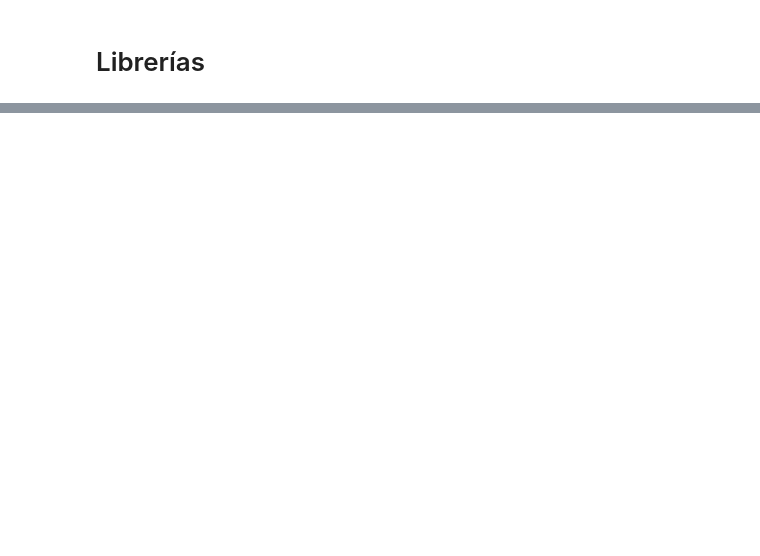
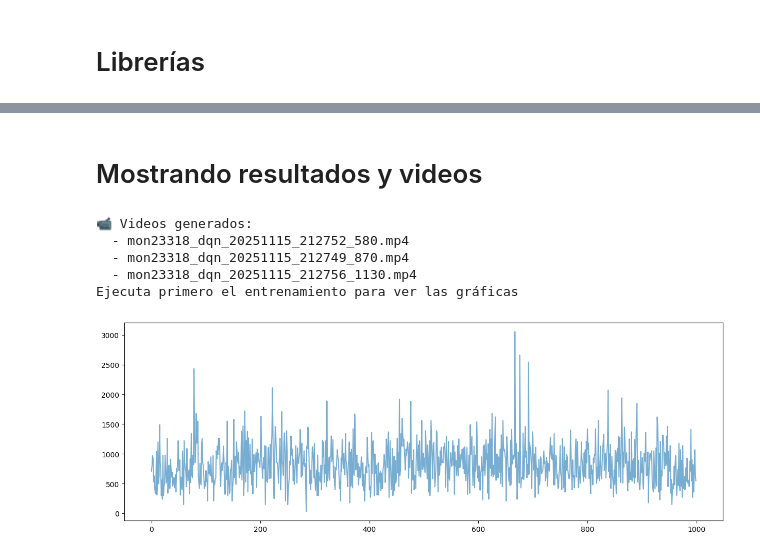
Before and after one commit to monroyd1611/Gymnasium-ALE-Galaxian-v5-, a Jupyter notebook: play.ipynb, the cells around one changed output, grey strips where cells are left out. Saved outputs shown, nothing was run; the diff lists cells and outputs as text; code cells hidden in the pictures; blank space fills up the shorter version.

```diff
--- a/play.ipynb
+++ b/play.ipynb
@@ -66,0 +100,15 @@ import shimmy
+# %%
+class TrainingConfig:
+    def __init__(self):
+        self.learning_rate = 1e-4
+        self.gamma = 0.99
+        self.batch_size = 32
+        self.buffer_size = 10000
+        self.target_update = 1000
+        self.epsilon_start = 1.0
+        self.epsilon_end = 0.01
+        self.epsilon_decay = 0.995
+        self.n_episodes = 1000
+        self.max_steps = 10000
+
+config = TrainingConfig()
@@ -142,9 +459,0 @@ Promedio de las recompensas de los 1 episodios: 1010.0
-# %%
-import os
-
-video_dir = Path("videos")
-if os.path.exists(video_dir):
-    video_files = list(video_dir.glob("*.mp4"))
-    print(f"Videos guardados en: {video_files}")
-else:
-    print("No se encontraron videos. Asegúrate de ejecutar los episodios primero.")
@@ -160,0 +502,29 @@ subprocess.run([sys.executable, "-m", "AutoROM", "--accept-license"], check=True
+# %% [markdown]
+# Mostrando resultados y videos
+# %%
+def show_results():
+    video_dir = Path("videos")
+    if video_dir.exists():
+        video_files = list(video_dir.glob("*.mp4"))
+        print("📹 Videos generados:")
+        for video in video_files:
+            print(f"  - {video.name}")
+
+    # Mostrar gráficas si existen datos de entrenamiento
+    try:
+        import pandas as pd
+        if 'dqn_rewards' in globals():
+            plot_training_progress(dqn_rewards, epsilons_dqn=dqn_epsilons)
+        if 'ppo_rewards' in globals() and 'dqn_rewards' in globals():
+            plot_training_progress(dqn_rewards, ppo_rewards)
+    except:
+        print("Ejecuta primero el entrenamiento para ver las gráficas")
+
+show_results()
+# %% [output]
+📹 Videos generados:
+  - mon23318_dqn_20251115_212752_580.mp4
+  - mon23318_dqn_20251115_212749_870.mp4
+  - mon23318_dqn_20251115_212756_1130.mp4
+Ejecuta primero el entrenamiento para ver las gráficas
+[figure, added]
```
Also changed, not shown: parts of 25 cells of this notebook.
